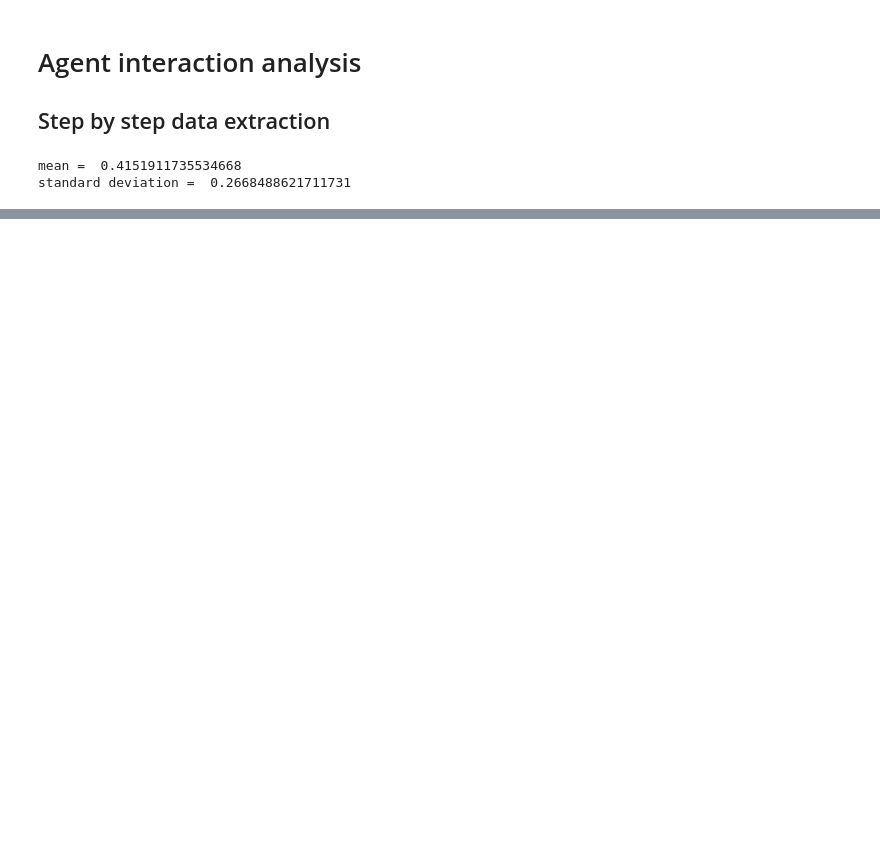
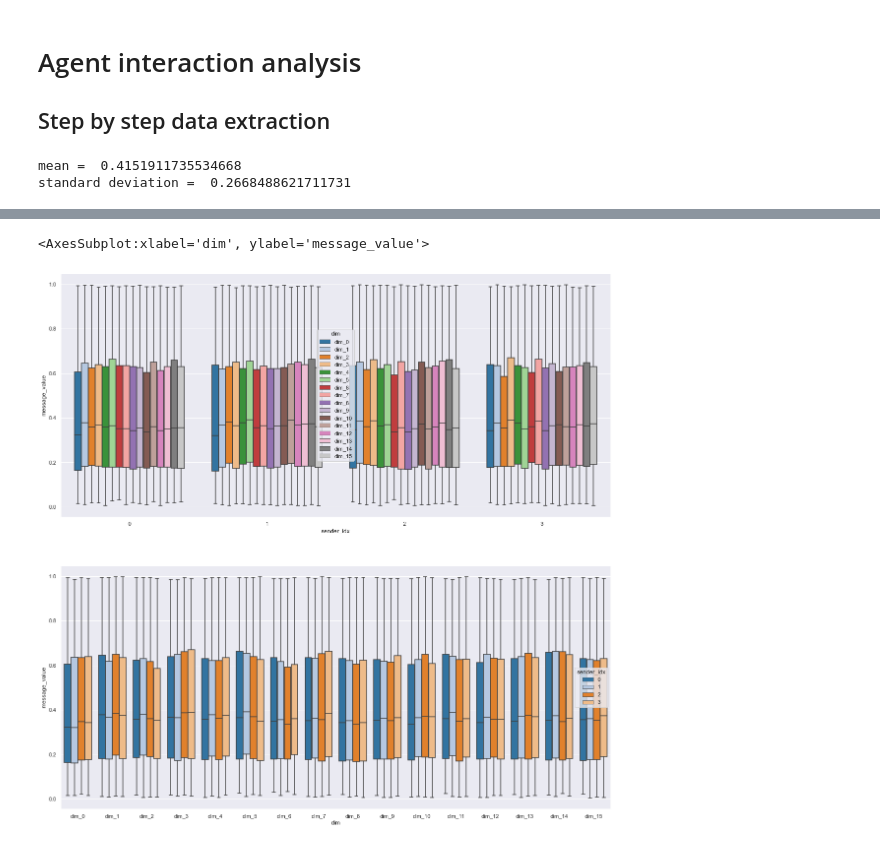
Before and after one commit to facebookresearch/EGG, a Jupyter notebook: egg/zoo/pop/scripts/continuous_interaction_analysis.ipynb, the cells around one changed output, grey strips where cells are left out. Saved outputs shown, nothing was run; the diff lists cells and outputs as text; code cells hidden in the pictures; blank space fills up the shorter version.

```diff
--- a/egg/zoo/pop/scripts/continuous_interaction_analysis.ipynb
+++ b/egg/zoo/pop/scripts/continuous_interaction_analysis.ipynb
@@ -108,0 +135,3 @@ ax.grid()
+# %%
+melted_df = df_inter.melt(["sender_idx","loss_idx", "recv_idx", "labels", "receiver_output", "batch_number"], var_name="dim", value_name="message_value")
+print(melted_df.sample(3))
@@ -108,0 +148,12 @@ ax.grid()
+# %%
+#lets check messages are evenly distributed accross dimensions and senders
+fig, axes = plt.subplots(2,1)
+
+sns.set(rc={'figure.figsize':(20,20)})
+sns.boxplot(x=melted_df.sender_idx, y=melted_df.message_value, hue=melted_df.dim, palette=sns.color_palette("tab20",16),ax=axes[0])
+sns.boxplot(x=melted_df.dim, y=melted_df.message_value, hue=melted_df.sender_idx, palette=sns.color_palette("tab20",16),ax=axes[1])
+
+# This does not seem to call for further statistical testing... quite similar, they've all gone through a sigmoid. Might still check to be sure.
+# %% [output]
+<AxesSubplot:xlabel='dim', ylabel='message_value'>
+[figure, added]
```
Also changed, not shown: parts of 12 cells of this notebook, 5 other files.
